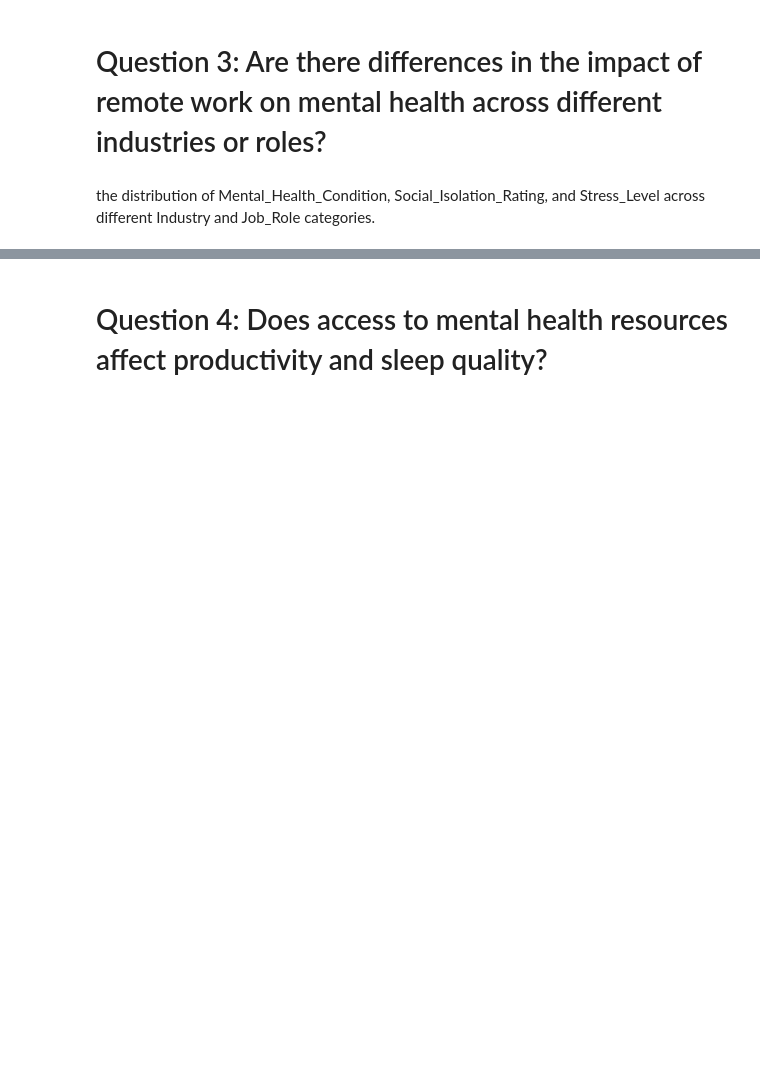
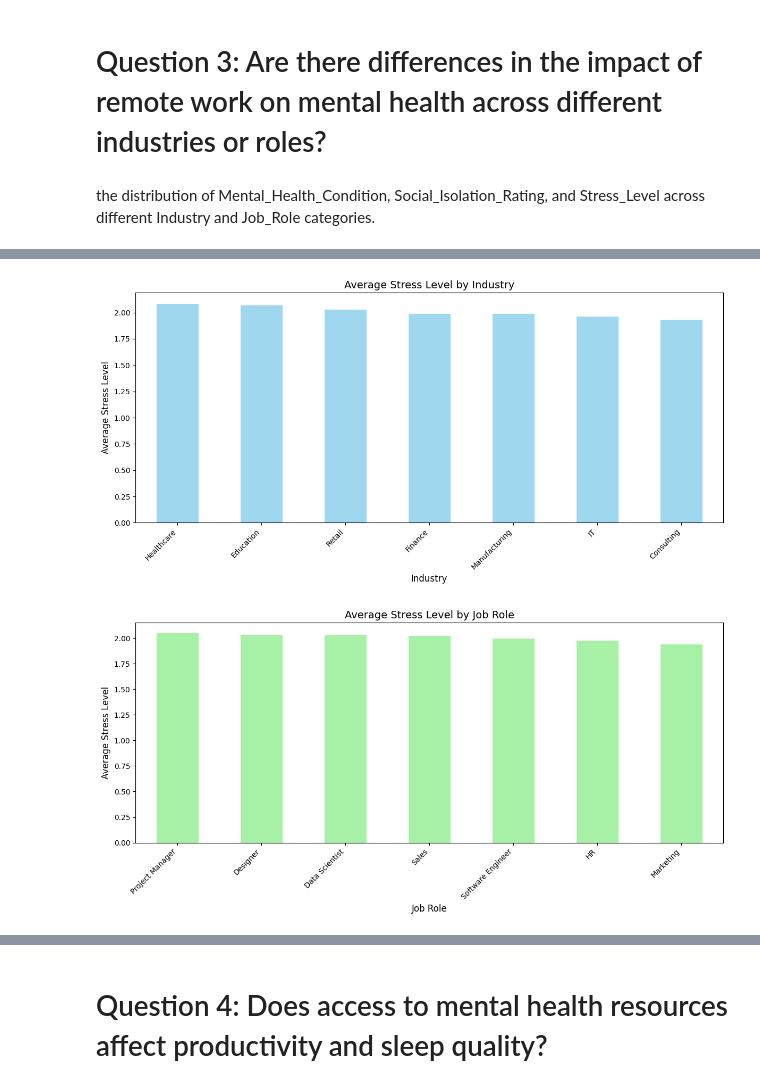
Before and after one commit to lcopolillo/FCD-2024-25, a Jupyter notebook: 127424_BeatrizSantos_126735_LuizaCoelho_131367_MiguelCardoso.ipynb, the cells around one changed output, grey strips where cells are left out. Drawn from its saved outputs; the diff is of its cells as text; code cells hidden in the pictures; blank space fills up the shorter version.

```diff
--- a/127424_BeatrizSantos_126735_LuizaCoelho_131367_MiguelCardoso.ipynb
+++ b/127424_BeatrizSantos_126735_LuizaCoelho_131367_MiguelCardoso.ipynb
@@ -822,0 +865,42 @@ Possible answer ~ The Healthcare industry has the highest proportion of "High" s
+# %%
+# Convert categorical variables to numeric where applicable for aggregation
+
+data['Stress_Level'] = data['Stress_Level'].map({'Low': 1, 'Medium': 2, 'High': 3})
+
+data['Satisfaction_with_Remote_Work'] = data['Satisfaction_with_Remote_Work'].map(
+    {'Very Satisfied': 5, 'Satisfied': 4, 'Neutral': 3, 'Unsatisfied': 2, 'Very Unsatisfied': 1}
+
+)
+
+# Group by Industry and calculate average metrics for Stress Level and Satisfaction
+industry_analysis = data.groupby('Industry')[
+    ['Stress_Level', 'Satisfaction_with_Remote_Work']
+].mean().sort_values(by='Stress_Level', ascending=False)
+
+# Group by Job_Role and calculate average metrics for Stress Level and Satisfaction
+role_analysis = data.groupby('Job_Role')[
+    ['Stress_Level', 'Satisfaction_with_Remote_Work']
+].mean().sort_values(by='Stress_Level', ascending=False)
+
+# Plotting the analysis for industries
+plt.figure(figsize=(12, 6))
+industry_analysis['Stress_Level'].plot(kind='bar', color='skyblue', alpha=0.8)
+plt.title('Average Stress Level by Industry', fontsize=14)
+plt.xlabel('Industry', fontsize=12)
+plt.ylabel('Average Stress Level', fontsize=12)
+plt.xticks(rotation=45, ha='right')
+plt.tight_layout()
+plt.show()
+
+# Plotting the analysis for roles
+plt.figure(figsize=(12, 6))
+role_analysis['Stress_Level'].plot(kind='bar', color='lightgreen', alpha=0.8)
+plt.title('Average Stress Level by Job Role', fontsize=14)
+plt.xlabel('Job Role', fontsize=12)
+plt.ylabel('Average Stress Level', fontsize=12)
+plt.xticks(rotation=45, ha='right')
+plt.tight_layout()
+plt.show()
+# %% [output]
+[figure, added]
+[figure, added]
```
Also changed, not shown: parts of 45 cells of this notebook, 1 other file.
